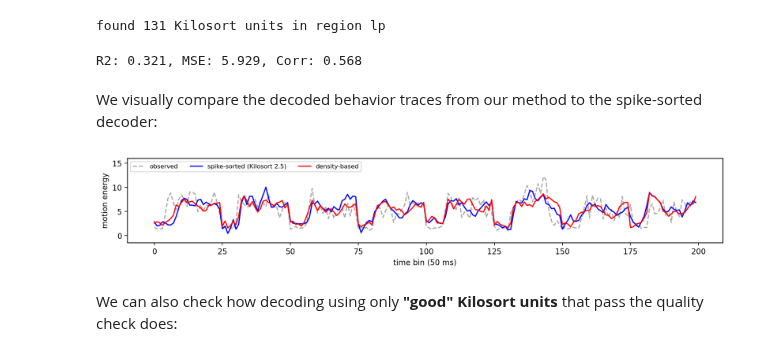
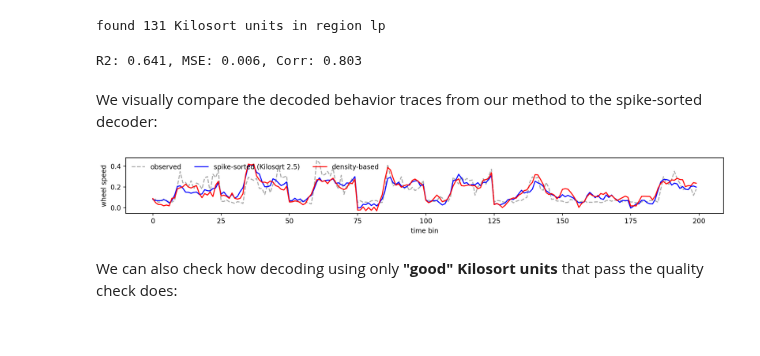
Before and after one commit to yzhang511/density_decoding, a Jupyter notebook: tutorials/1_decoding_pipeline.ipynb, the cells around one changed output. Drawn from its saved outputs; the diff is of its cells as text; code cells hidden in the pictures.

```diff
--- a/tutorials/1_decoding_pipeline.ipynb
+++ b/tutorials/1_decoding_pipeline.ipynb
@@ -202,11 +206,10 @@ First, let's prepare the IBL data loader (this function takes a while to pull da
 # %%
-pid = "dab512bd-a02d-4c1f-8dbc-9155a163efc0"
-
 ibl_data_loader = IBLDataLoader(
     pid,
-    t_before = 0.5,
-    t_after = 1.0,
-    n_t_bins = 30
+    align_time_type='stimOn_times',
+    t_before=0.5,
+    t_after=1.0,
+    n_t_bins = 30,
 )
 # %% [output]
 pulling data from ibl database ..
@@ -227,8 +230,8 @@ We want to decode the following behavioral correlates:
    - **Choice**: binary variable of size (n_trials,)
    - **Motion energy**: continuous variable of size (n_trials, n_time_bins)
 # %%
-choice = ibl_data_loader.process_behaviors("choice")
 motion_energy = ibl_data_loader.process_behaviors("motion_energy")
+motion_energy /= motion_energy.max()
 # %% [markdown]
 Then, we load the **spike times**, **spike channels** and **spike features**.
 # %%
@@ -256,7 +259,7 @@ plt.show()
 # %% [markdown]
 As an examle, we use spike features from the brain region **LP** to decode motion energy:
 # %%
-brain_region = "po"
+brain_region = "lp"
 # %%
 bin_spike_features, bin_trial_idxs, bin_time_idxs = \
     ibl_data_loader.load_spike_features(
@@ -293,7 +296,9 @@ weight_matrix = decode_pipeline(
     behavior_type = "continuous",
     train = train,
     test = test,
-    learning_rate=1e-3
+    learning_rate=1e-2,
+    max_iter=10000,
+    batch_size=32
 )
 
 end_time = time.time()
@@ -320,21 +325,20 @@ _, y_test, ks_pred, metrics = sliding_window_decoder(
     all_sorted_spike_count, motion_energy, train, test, behavior_type="continuous"
 )
 # %% [output]
-R2: 0.321, MSE: 5.929, Corr: 0.568
+R2: 0.641, MSE: 0.006, Corr: 0.803
 # %% [markdown]
 We visually compare the decoded behavior traces from our method to the spike-sorted decoder:
 # %%
-plt.figure(figsize=(14,2))
-plt.plot(y_test[:200], c="darkgray", linestyle="--", label="observed")
-plt.plot(ks_pred[:200], c="blue", linestyle="-", label="spike-sorted (Kilosort 2.5)")
-plt.plot(our_pred[:200], c="red", linestyle="-", label="density-based")
-plt.xlabel("time bin (50 ms)")
-plt.ylabel("motion energy")
-plt.legend(ncol=3, loc="upper left")
-plt.ylim(-1.5, 16)
+plt.figure(figsize=(16,1.5))
+plt.plot(y_test[200:400], c="darkgray", linestyle="--", label="observed")
+plt.plot(ks_pred[200:400], c="blue", linestyle="-", label="spike-sorted (Kilosort 2.5)")
+plt.plot(our_pred[200:400], c="red", linestyle="-", label="density-based")
+plt.xlabel("time bin")
+plt.ylabel("wheel speed")
+plt.legend(ncol=3, loc="upper left", fontsize=10, frameon=False)
 plt.show()
 # %% [output]
-[figure, old version]
+[figure, new version]
 # %% [markdown]
 We can also check how decoding using only **"good" Kilosort units** that pass the quality check does:
 # %%
```
Also changed, not shown: parts of 25 cells of this notebook, 7 other files.
